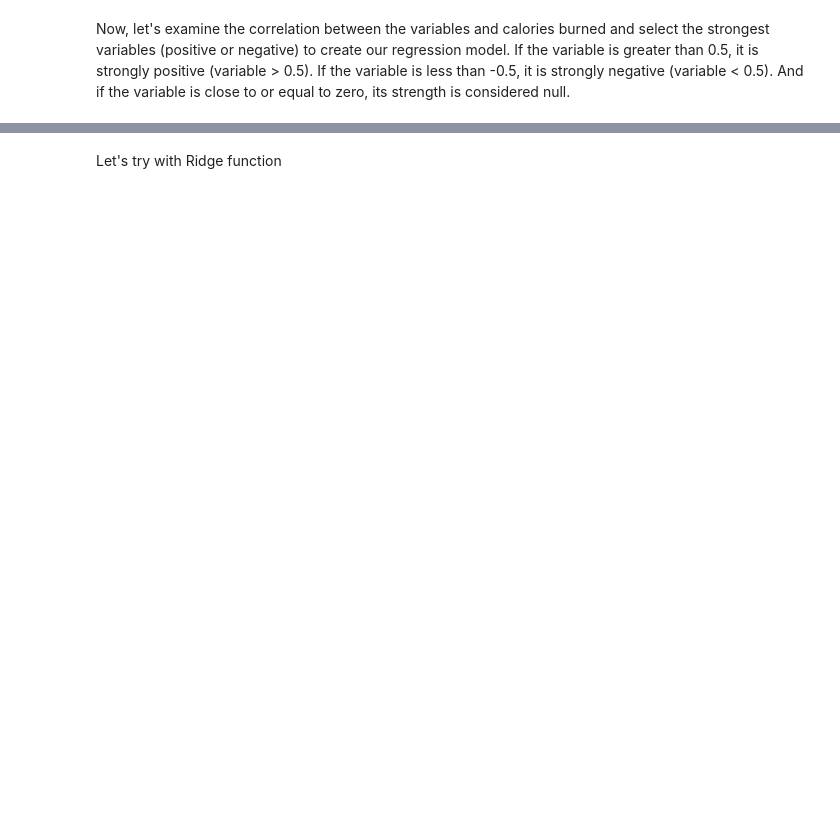
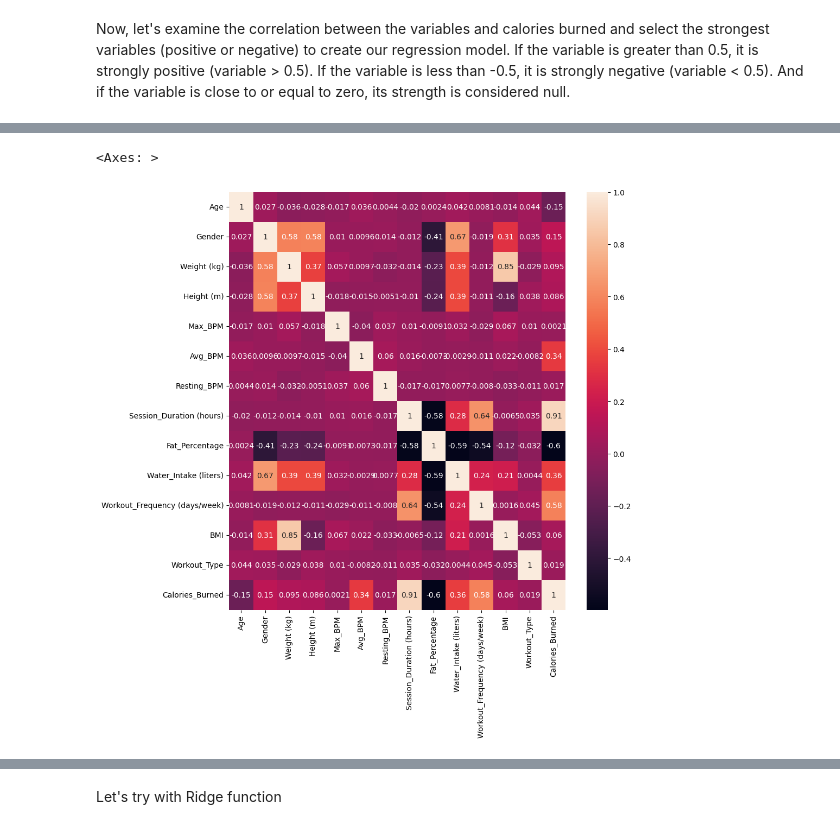
Before and after one commit to matheusBernal/GymExercises, a Jupyter notebook: GymExercise.ipynb, the cells around one changed output, grey strips where cells are left out. Cells and saved outputs as stored; diff of their text form; code cells hidden in the pictures; blank space fills up the shorter version.

```diff
--- a/GymExercise.ipynb
+++ b/GymExercise.ipynb
@@ -58,4 +64,4 @@ df
 # %%
-df = df[['Age', 'Gender', 'Weight (kg)', 'Height (m)', 'Max_BPM', 'Avg_BPM','Resting_BPM', 'Session_Duration (hours)','Fat_Percentage', 'Water_Intake (liters)','Workout_Frequency (days/week)', 'BMI','Calories_Burned','Experience_Level','Workout_Type']]
+df = df[['Age', 'Gender', 'Weight (kg)', 'Height (m)', 'Max_BPM', 'Avg_BPM','Resting_BPM', 'Session_Duration (hours)','Fat_Percentage', 'Water_Intake (liters)','Workout_Frequency (days/week)', 'BMI','Workout_Type','Calories_Burned','Experience_Level']]
 # %%
 df
@@ -68,6 +114,8 @@ I'm going to divide my data into three groups: workout type, experience level, a
 # %%
  #First i'll need to using the label encoder on column Gender to pass on train regression
 genderLabel = LabelEncoder()
+workoutTypeLabel = LabelEncoder()
 df_preprocessing = df
 df_preprocessing['Gender'] = genderLabel.fit_transform(df_preprocessing['Gender'])
+df_preprocessing['Workout_Type'] = workoutTypeLabel.fit_transform(df_preprocessing['Workout_Type'])
 df_preprocessing
@@ -78,6 +172,9 @@ df_preprocessing.iloc[:,:-2].corr()
 # %%
 plt.figure(figsize=(10,10))
-sns.heatmap(df_preprocessing.iloc[:,:-2].corr(),annot=True)
+sns.heatmap(df_preprocessing.iloc[:,:-1].corr(),annot=True)
+# %% [output]
+<Axes: >
+[figure, added]
 # %%
 x_cb = df_preprocessing[['Session_Duration (hours)','Fat_Percentage','Workout_Frequency (days/week)']].values
 y_cb = df_preprocessing['Calories_Burned'].values
```
Also changed, not shown: parts of 65 cells of this notebook.
